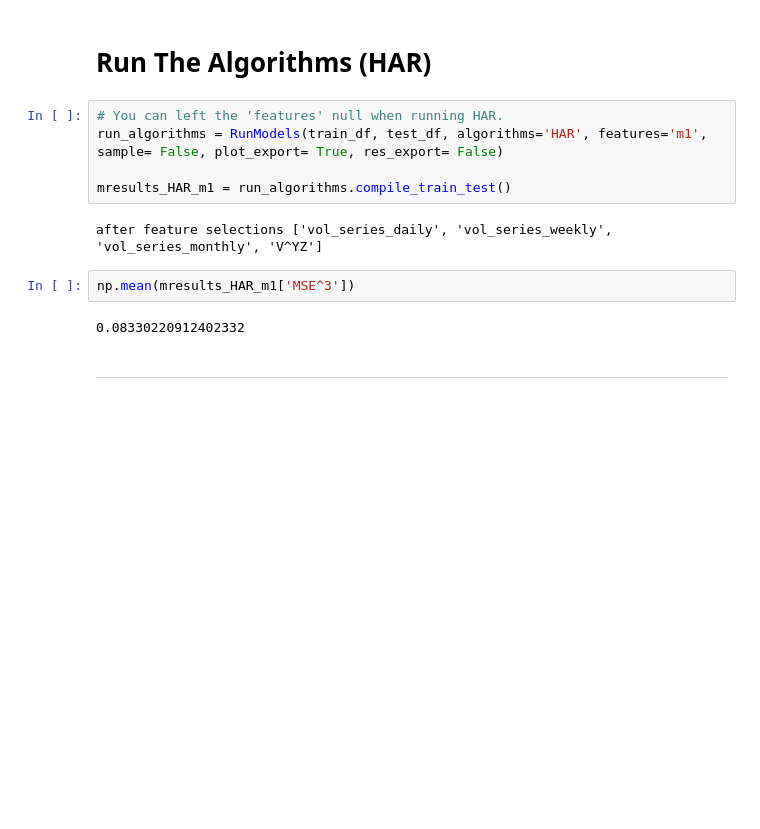
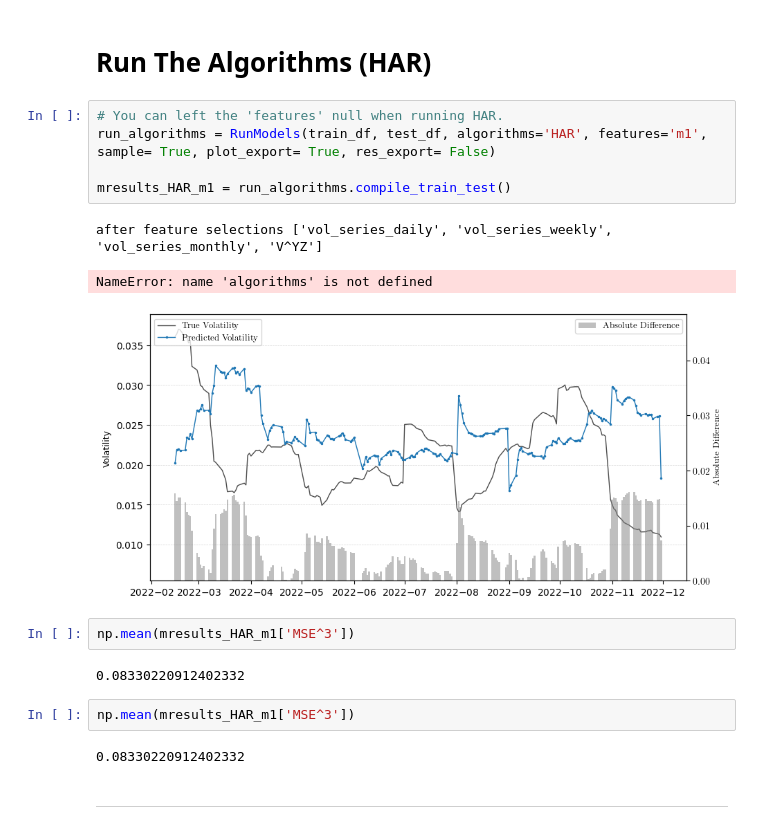
Before and after one commit to ygcahyono/esgnews_volatility, a Jupyter notebook: notebook/3.1.6-all_model_new_data.ipynb, the cells around one changed output. Drawn from its saved outputs; the diff is of its cells as text; blank space fills up the shorter version.

```diff
--- a/notebook/3.1.6-all_model_new_data.ipynb
+++ b/notebook/3.1.6-all_model_new_data.ipynb
@@ -148,15 +151,21 @@ np.mean(mresults['MSE^3'])
 # Run The Algorithms (HAR)
 # %%
 # You can left the 'features' null when running HAR.
-run_algorithms = RunModels(train_df, test_df, algorithms='HAR', features='m1', sample= False, plot_export= True, res_export= False)
+run_algorithms = RunModels(train_df, test_df, algorithms='HAR', features='m1', sample= True, plot_export= True, res_export= False)
 
 mresults_HAR_m1 = run_algorithms.compile_train_test()
 # %% [output]
 after feature selections ['vol_series_daily', 'vol_series_weekly', 'vol_series_monthly', 'V^YZ']
+NameError: name 'algorithms' is not defined
+[figure, added]
 # %%
 np.mean(mresults_HAR_m1['MSE^3'])
 # %% [output]
 0.08330220912402332
+# %%
+np.mean(mresults_HAR_m1['MSE^3'])
+# %% [output]
+0.08330220912402332
 # %% [markdown]
 ---
 # %%
```
Also changed, not shown: parts of 34 cells of this notebook, 6 other files.
